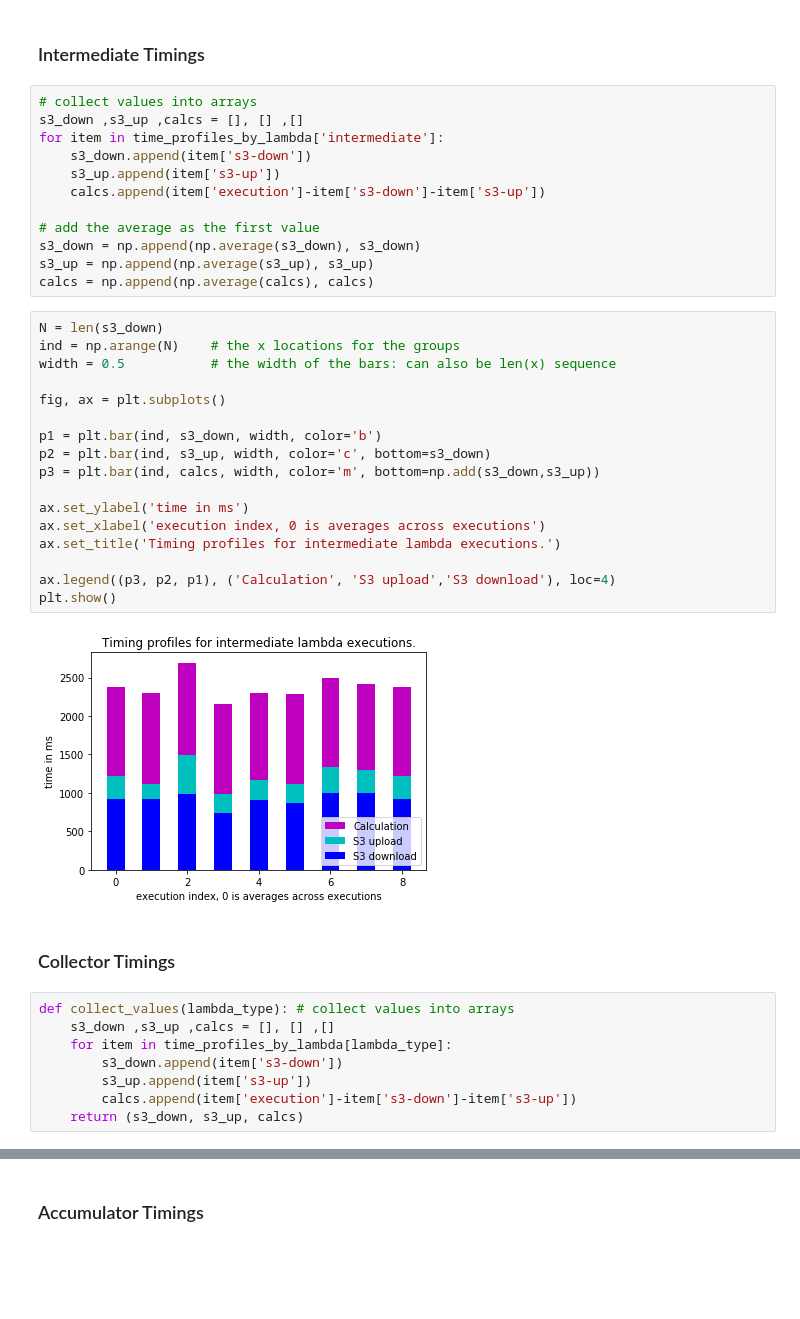
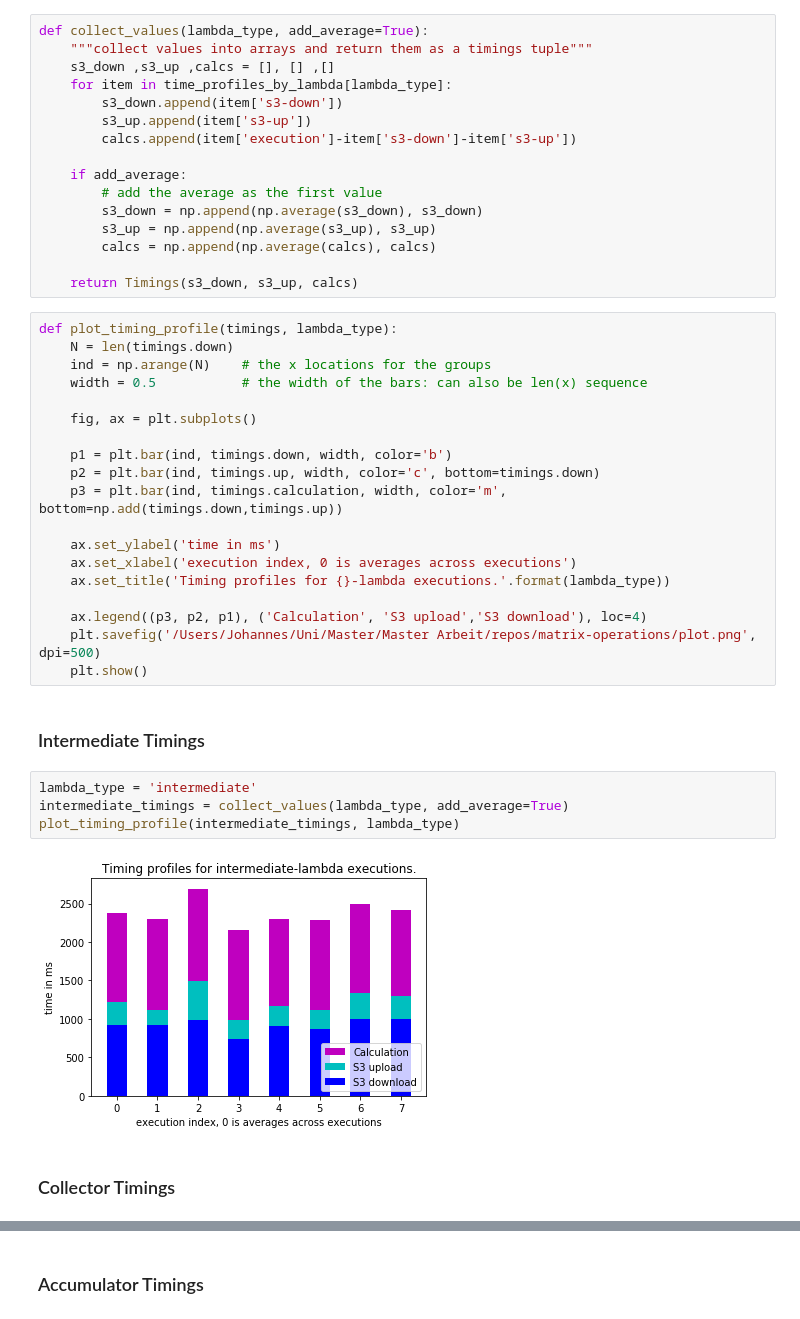
Before and after one commit to joh-mue/MOps, a Jupyter notebook: jupyter-notebooks/MultiUnitMultiplication.ipynb, the cells around one changed output, grey strips where cells are left out. Drawn from its saved outputs; the diff is of its cells as text; blank space fills up the shorter version.

Commit message:
timing profile for lambdas

```diff
--- a/jupyter-notebooks/MultiUnitMultiplication.ipynb
+++ b/jupyter-notebooks/MultiUnitMultiplication.ipynb
@@ -257,43 +259,45 @@ defaultdict(list,
+# %%
+def collect_values(lambda_type, add_average=True):
+    """collect values into arrays and return them as a timings tuple"""
+    s3_down ,s3_up ,calcs = [], [] ,[]
+    for item in time_profiles_by_lambda[lambda_type]:
+        s3_down.append(item['s3-down'])
+        s3_up.append(item['s3-up'])
+        calcs.append(item['execution']-item['s3-down']-item['s3-up'])
+
+    if add_average:
+        # add the average as the first value
+        s3_down = np.append(np.average(s3_down), s3_down)
+        s3_up = np.append(np.average(s3_up), s3_up)
+        calcs = np.append(np.average(calcs), calcs)
+
+    return Timings(s3_down, s3_up, calcs)
+# %%
+def plot_timing_profile(timings, lambda_type):
+    N = len(timings.down)
+    ind = np.arange(N)    # the x locations for the groups
+    width = 0.5           # the width of the bars: can also be len(x) sequence
+
+    fig, ax = plt.subplots()
+
+    p1 = plt.bar(ind, timings.down, width, color='b')
+    p2 = plt.bar(ind, timings.up, width, color='c', bottom=timings.down)
+    p3 = plt.bar(ind, timings.calculation, width, color='m', bottom=np.add(timings.down,timings.up))
+
+    ax.set_ylabel('time in ms')
+    ax.set_xlabel('execution index, 0 is averages across executions')
+    ax.set_title('Timing profiles for {}-lambda executions.'.format(lambda_type))
+
+    ax.legend((p3, p2, p1), ('Calculation', 'S3 upload','S3 download'), loc=4)
+    plt.savefig('/Users/Johannes/Uni/Master/Master Arbeit/repos/matrix-operations/plot.png', dpi=500)
+    plt.show()
 # %% [markdown]
 ### Intermediate Timings
-# %%
-# collect values into arrays
-s3_down ,s3_up ,calcs = [], [] ,[]
-for item in time_profiles_by_lambda['intermediate']:
-    s3_down.append(item['s3-down'])
-    s3_up.append(item['s3-up'])
-    calcs.append(item['execution']-item['s3-down']-item['s3-up'])
-
-# add the average as the first value
-s3_down = np.append(np.average(s3_down), s3_down)
-s3_up = np.append(np.average(s3_up), s3_up)
-calcs = np.append(np.average(calcs), calcs)
-# %%
-N = len(s3_down)
-ind = np.arange(N)    # the x locations for the groups
-width = 0.5           # the width of the bars: can also be len(x) sequence
-
-fig, ax = plt.subplots()
-
-p1 = plt.bar(ind, s3_down, width, color='b')
-p2 = plt.bar(ind, s3_up, width, color='c', bottom=s3_down)
-p3 = plt.bar(ind, calcs, width, color='m', bottom=np.add(s3_down,s3_up))
-
-ax.set_ylabel('time in ms')
-ax.set_xlabel('execution index, 0 is averages across executions')
-ax.set_title('Timing profiles for intermediate lambda executions.')
-
-ax.legend((p3, p2, p1), ('Calculation', 'S3 upload','S3 download'), loc=4)
-plt.show()
-# %% [output]
-[figure, removed]
+# %%
+lambda_type = 'intermediate'
+intermediate_timings = collect_values(lambda_type, add_average=True)
+plot_timing_profile(intermediate_timings, lambda_type)
+# %% [output]
+[figure, added]
 # %% [markdown]
 ### Collector Timings
-# %%
-def collect_values(lambda_type): # collect values into arrays
-    s3_down ,s3_up ,calcs = [], [] ,[]
-    for item in time_profiles_by_lambda[lambda_type]:
-        s3_down.append(item['s3-down'])
-        s3_up.append(item['s3-up'])
-        calcs.append(item['execution']-item['s3-down']-item['s3-up'])
-    return (s3_down, s3_up, calcs)
```
Also changed, not shown: parts of 9 cells of this notebook.
